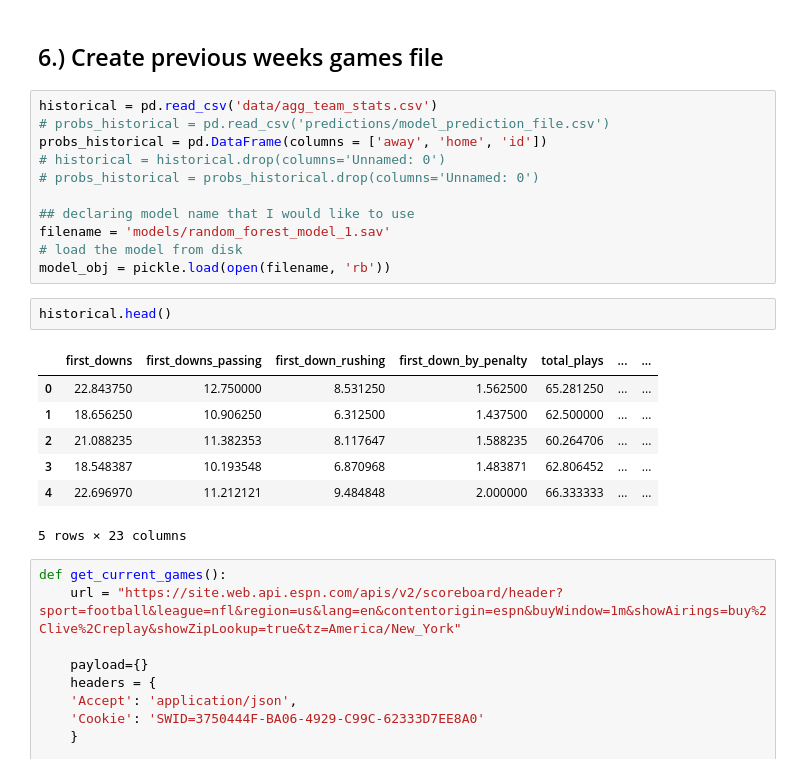
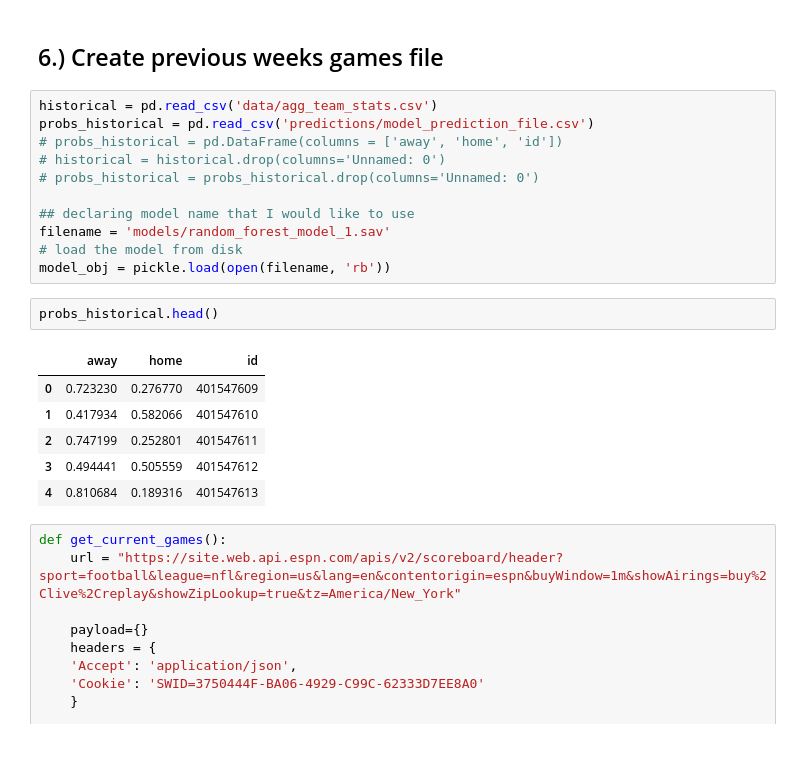
Before and after one commit to lawson-roberts/nfl_statistics, a Jupyter notebook: pipeline_in_order_archive.ipynb, the cells around one changed output. Saved outputs shown, nothing was run; the diff lists cells and outputs as text.

```diff
--- a/pipeline_in_order_archive.ipynb
+++ b/pipeline_in_order_archive.ipynb
@@ -659,8 +677,8 @@ game_scores_all.to_csv('data/game_scores.csv', index=False)
 ## 6.) Create previous weeks games file
 # %%
 historical = pd.read_csv('data/agg_team_stats.csv')
-# probs_historical = pd.read_csv('predictions/model_prediction_file.csv')
-probs_historical = pd.DataFrame(columns = ['away', 'home', 'id'])
+probs_historical = pd.read_csv('predictions/model_prediction_file.csv')
+# probs_historical = pd.DataFrame(columns = ['away', 'home', 'id'])
 # historical = historical.drop(columns='Unnamed: 0')
 # probs_historical = probs_historical.drop(columns='Unnamed: 0')
 
@@ -669,15 +687,14 @@ filename = 'models/random_forest_model_1.sav'
 # load the model from disk
 model_obj = pickle.load(open(filename, 'rb'))
 # %%
-historical.head()
+probs_historical.head()
 # %% [output]
-|  | first_downs | first_downs_passing | first_down_rushing | first_down_by_penalty | total_plays | ... | ... |
-| 0 | 22.843750 | 12.750000 | 8.531250 | 1.562500 | 65.281250 | ... | ... |
-| 1 | 18.656250 | 10.906250 | 6.312500 | 1.437500 | 62.500000 | ... | ... |
-| 2 | 21.088235 | 11.382353 | 8.117647 | 1.588235 | 60.264706 | ... | ... |
-| 3 | 18.548387 | 10.193548 | 6.870968 | 1.483871 | 62.806452 | ... | ... |
-| 4 | 22.696970 | 11.212121 | 9.484848 | 2.000000 | 66.333333 | ... | ... |
+|  | away | home | id |
+| 0 | 0.723230 | 0.276770 | 401547609 |
+| 1 | 0.417934 | 0.582066 | 401547610 |
+| 2 | 0.747199 | 0.252801 | 401547611 |
+| 3 | 0.494441 | 0.505559 | 401547612 |
+| 4 | 0.810684 | 0.189316 | 401547613 |
-5 rows × 23 columns
 # %%
 def get_current_games():
     url = "https://site.web.api.espn.com/apis/v2/scoreboard/header?sport=football&league=nfl&region=us&lang=en&contentorigin=espn&buyWindow=1m&showAirings=buy%2Clive%2Creplay&showZipLookup=true&tz=America/New_York"
```
Also changed, not shown: parts of 29 cells of this notebook.
